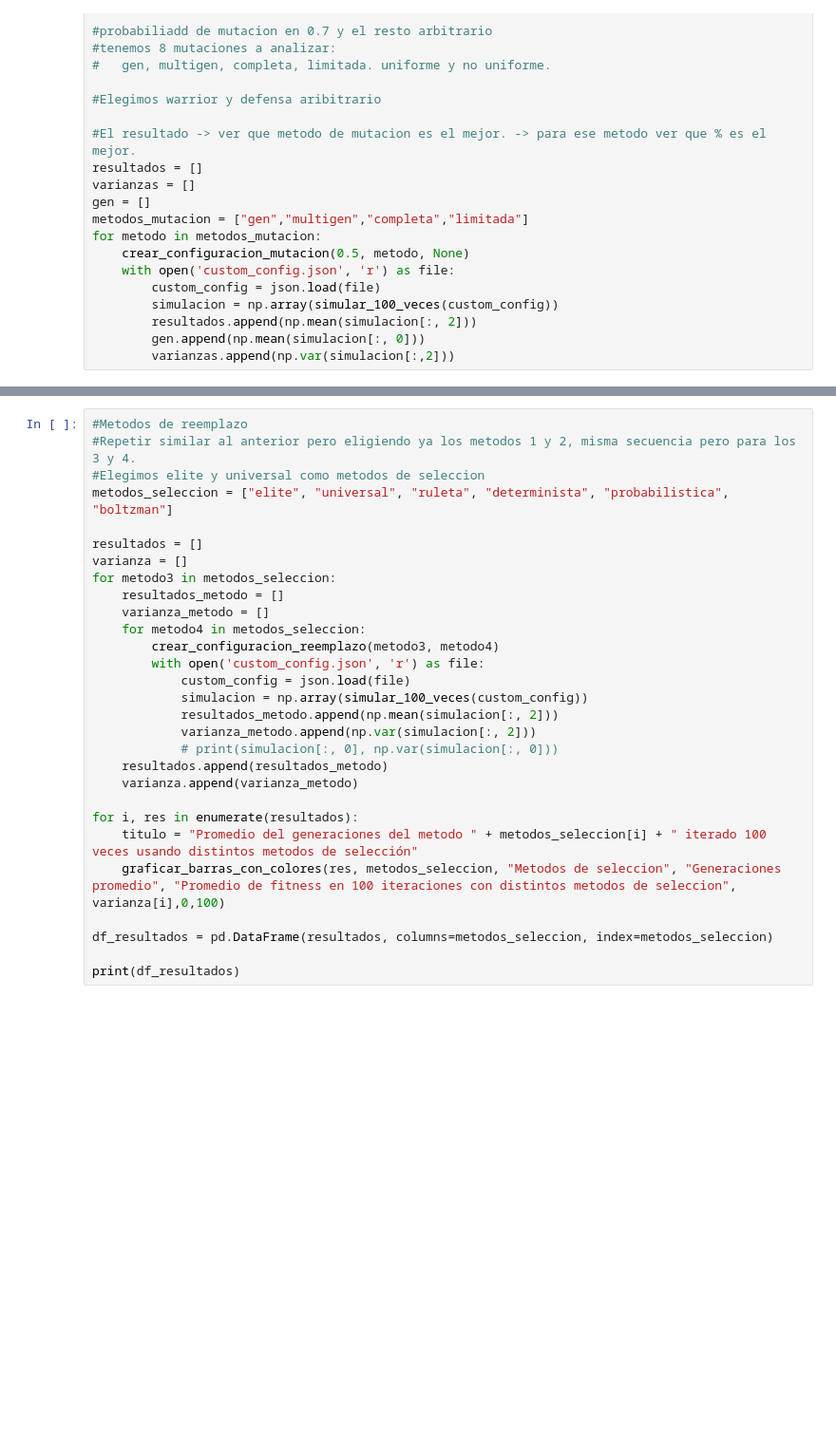
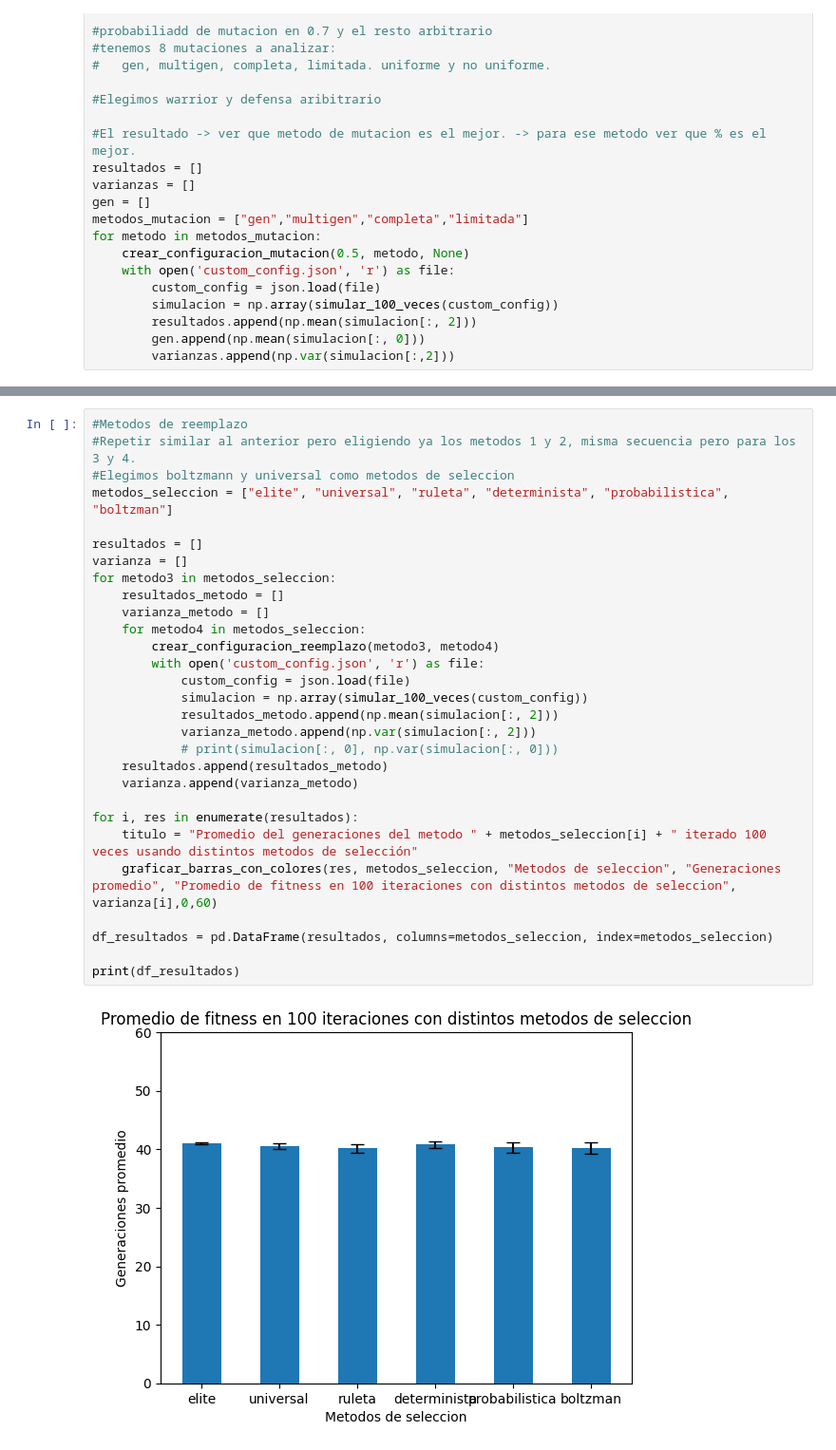
Before and after one commit to motegui/SIA-TP-S, a Jupyter notebook: TP2/TP2.ipynb, the cells around one changed output, grey strips where cells are left out. Shown at 95% size. Saved outputs shown, nothing was run; the diff lists cells and outputs as text; blank space fills up the shorter version.

```diff
--- a/TP2/TP2.ipynb
+++ b/TP2/TP2.ipynb
@@ -184,29 +229,31 @@ print(df_resultados)
 # %%
 #Metodos de reemplazo
 #Repetir similar al anterior pero eligiendo ya los metodos 1 y 2, misma secuencia pero para los 3 y 4.
-#Elegimos elite y universal como metodos de seleccion
+#Elegimos boltzmann y universal como metodos de seleccion
 metodos_seleccion = ["elite", "universal", "ruleta", "determinista", "probabilistica", "boltzman"]
 
 resultados = []
 varianza = []
 for metodo3 in metodos_seleccion:
     resultados_metodo = []
     varianza_metodo = []
     for metodo4 in metodos_seleccion:
         crear_configuracion_reemplazo(metodo3, metodo4)
         with open('custom_config.json', 'r') as file:
             custom_config = json.load(file)
             simulacion = np.array(simular_100_veces(custom_config))
             resultados_metodo.append(np.mean(simulacion[:, 2]))
             varianza_metodo.append(np.var(simulacion[:, 2]))
             # print(simulacion[:, 0], np.var(simulacion[:, 0]))
     resultados.append(resultados_metodo)
     varianza.append(varianza_metodo)
 
 for i, res in enumerate(resultados):
     titulo = "Promedio del generaciones del metodo " + metodos_seleccion[i] + " iterado 100 veces usando distintos metodos de selección"
-    graficar_barras_con_colores(res, metodos_seleccion, "Metodos de seleccion", "Generaciones promedio", "Promedio de fitness en 100 iteraciones con distintos metodos de seleccion", varianza[i],0,100)
+    graficar_barras_con_colores(res, metodos_seleccion, "Metodos de seleccion", "Generaciones promedio", "Promedio de fitness en 100 iteraciones con distintos metodos de seleccion", varianza[i],0,60)
 
 df_resultados = pd.DataFrame(resultados, columns=metodos_seleccion, index=metodos_seleccion)
 
 print(df_resultados)
+# %% [output]
+[figure, added]
```
Also changed, not shown: parts of 5 cells of this notebook, 3 other files.
